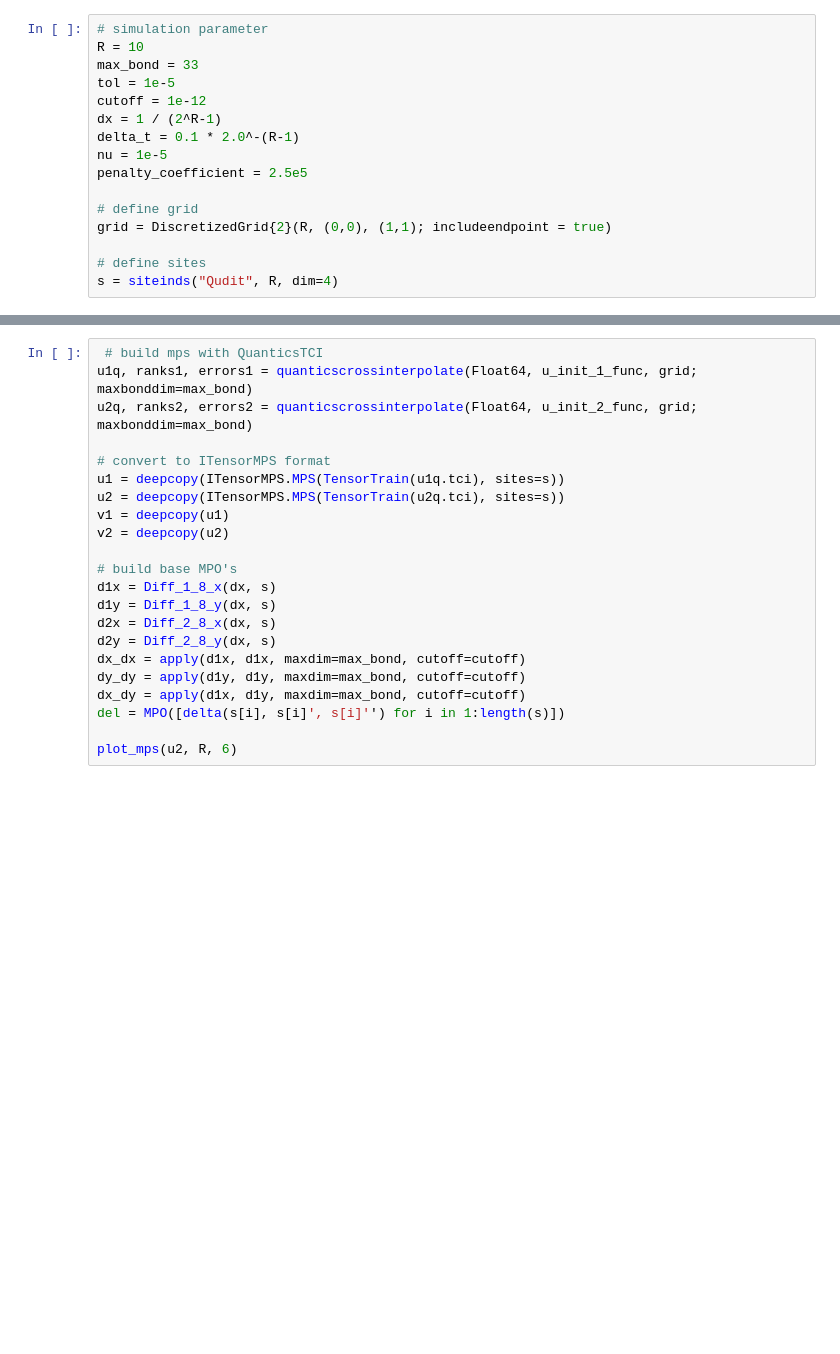
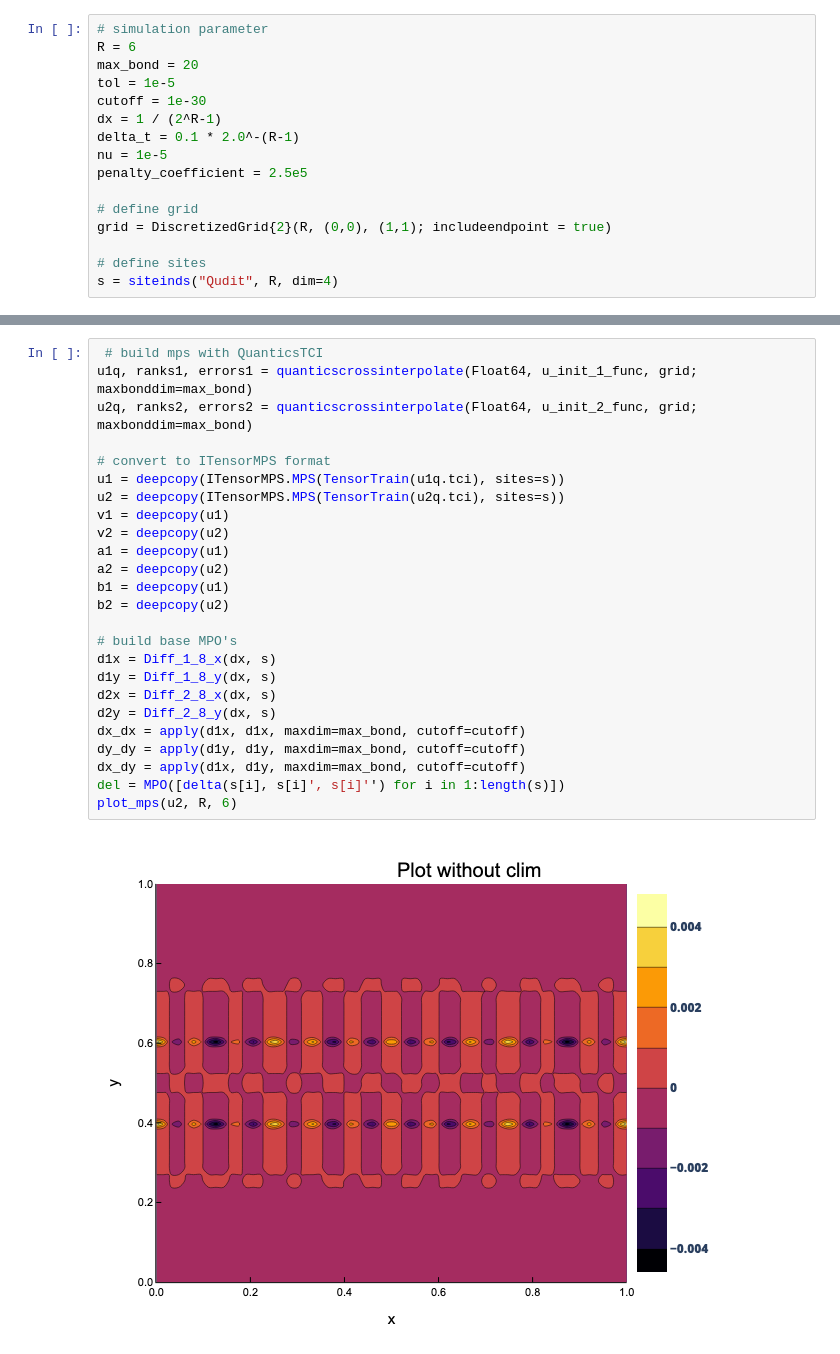
Before and after one commit to NiklasBliemel/krones_QIS, a Jupyter notebook: algorithm_test.ipynb, the cells around one changed output, grey strips where cells are left out. Drawn from its saved outputs; the diff is of its cells as text; blank space fills up the shorter version.

```diff
--- a/algorithm_test.ipynb
+++ b/algorithm_test.ipynb
@@ -14,9 +17,9 @@ include("src/differential_mpo.jl")
 # %%
 # simulation parameter
-R = 10
-max_bond = 33
+R = 6
+max_bond = 20
 tol = 1e-5
-cutoff = 1e-12
+cutoff = 1e-30
 dx = 1 / (2^R-1)
 delta_t = 0.1 * 2.0^-(R-1)
 nu = 1e-5
@@ -74,24 +87,29 @@ end
 # %%
  # build mps with QuanticsTCI
 u1q, ranks1, errors1 = quanticscrossinterpolate(Float64, u_init_1_func, grid; maxbonddim=max_bond)
 u2q, ranks2, errors2 = quanticscrossinterpolate(Float64, u_init_2_func, grid; maxbonddim=max_bond)
 
 # convert to ITensorMPS format
 u1 = deepcopy(ITensorMPS.MPS(TensorTrain(u1q.tci), sites=s))
 u2 = deepcopy(ITensorMPS.MPS(TensorTrain(u2q.tci), sites=s))
 v1 = deepcopy(u1)
 v2 = deepcopy(u2)
+a1 = deepcopy(u1)
+a2 = deepcopy(u2)
+b1 = deepcopy(u1)
+b2 = deepcopy(u2)
 
 # build base MPO's
 d1x = Diff_1_8_x(dx, s)
 d1y = Diff_1_8_y(dx, s)
 d2x = Diff_2_8_x(dx, s)
 d2y = Diff_2_8_y(dx, s)
 dx_dx = apply(d1x, d1x, maxdim=max_bond, cutoff=cutoff)
 dy_dy = apply(d1y, d1y, maxdim=max_bond, cutoff=cutoff)
 dx_dy = apply(d1x, d1y, maxdim=max_bond, cutoff=cutoff)
 del = MPO([delta(s[i], s[i]', s[i]'') for i in 1:length(s)])
-
 plot_mps(u2, R, 6)
+# %% [output]
+[figure, added]
 # %%
 center = 1
```
Also changed, not shown: parts of 21 cells of this notebook, 3 other files.
